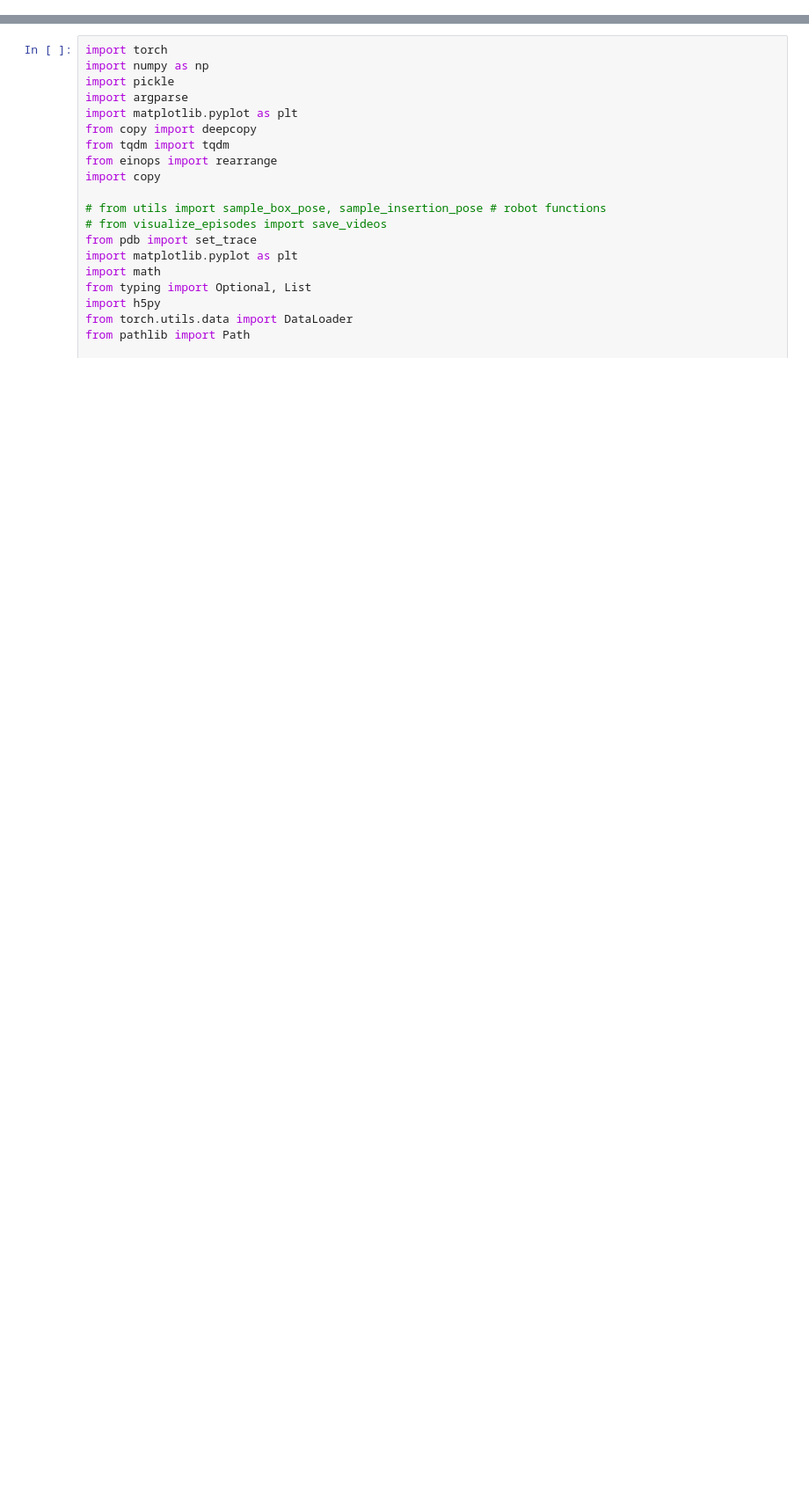
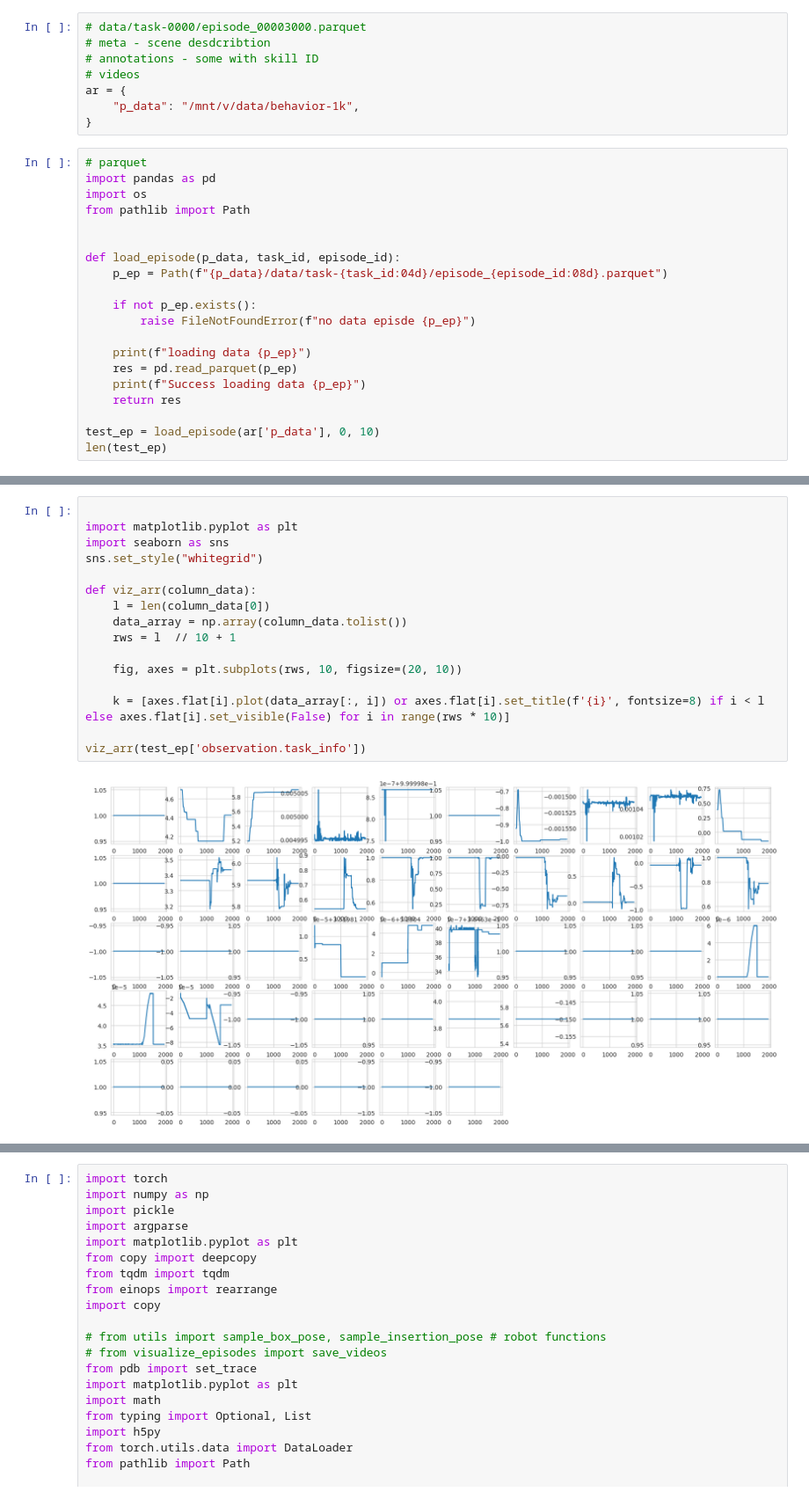
Before and after one commit to Vladimir-Ershov/Vladimir-Ershov.github.io, a Jupyter notebook: projects/MLRecap/torch/neurIPS/act.ipynb, the cells around one changed output, grey strips where cells are left out. Shown: that part at 88% size. Drawn from its saved outputs; the diff is of its cells as text; blank space fills up the shorter version.

```diff
--- a/projects/MLRecap/torch/neurIPS/act.ipynb
+++ b/projects/MLRecap/torch/neurIPS/act.ipynb
@@ -0,0 +62,28 @@
+# %%
+# data/task-0000/episode_00003000.parquet
+# meta - scene desdcribtion
+# annotations - some with skill ID
+# videos
+ar = {
+    "p_data": "/mnt/v/data/behavior-1k",
+}
+# %%
+# parquet
+import pandas as pd
+import os
+from pathlib import Path
+
+
+def load_episode(p_data, task_id, episode_id):
+    p_ep = Path(f"{p_data}/data/task-{task_id:04d}/episode_{episode_id:08d}.parquet")
+
+    if not p_ep.exists():
+        raise FileNotFoundError(f"no data episde {p_ep}")
+
+    print(f"loading data {p_ep}")
+    res = pd.read_parquet(p_ep)
+    print(f"Success loading data {p_ep}")
+    return res
+
+test_ep = load_episode(ar['p_data'], 0, 10)
+len(test_ep)
@@ -0,0 +155,18 @@
+# %%
+
+import matplotlib.pyplot as plt
+import seaborn as sns
+sns.set_style("whitegrid")
+
+def viz_arr(column_data):
+    l = len(column_data[0])
+    data_array = np.array(column_data.tolist())
+    rws = l  // 10 + 1
+
+    fig, axes = plt.subplots(rws, 10, figsize=(20, 10))
+
+    k = [axes.flat[i].plot(data_array[:, i]) or axes.flat[i].set_title(f'{i}', fontsize=8) if i < l else axes.flat[i].set_visible(False) for i in range(rws * 10)]
+
+viz_arr(test_ep['observation.task_info'])
+# %% [output]
+[figure, added]
```
Also changed, not shown: parts of 8 cells of this notebook, 1 other file.
